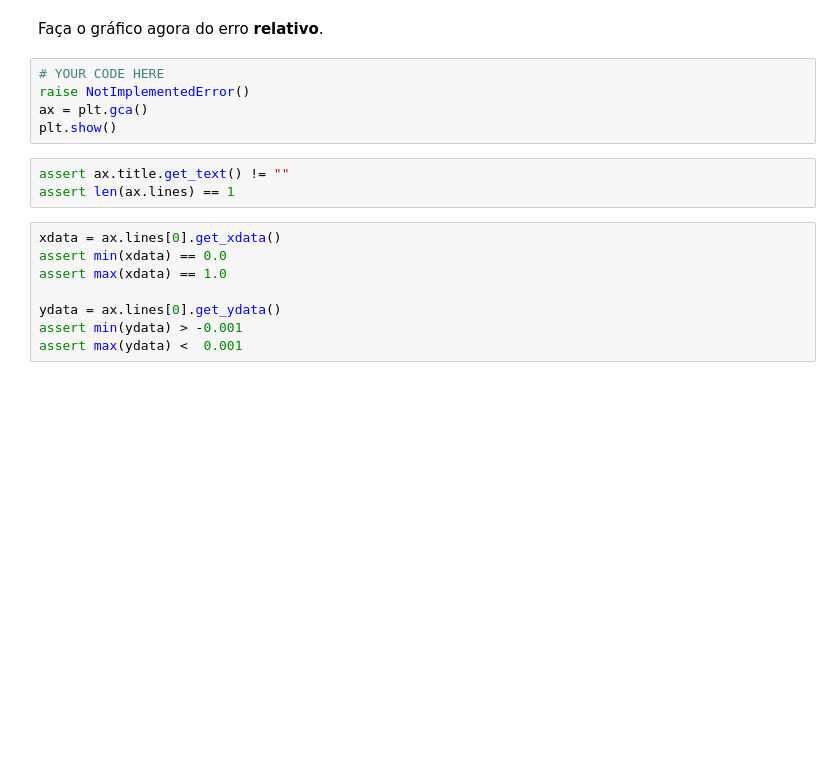
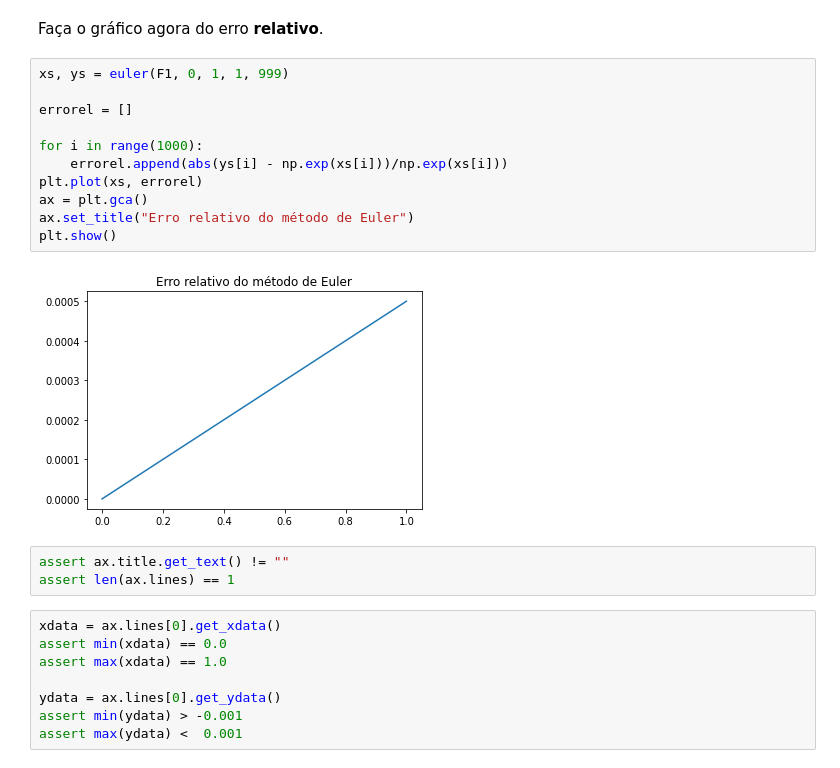
Before and after one commit to d-nct/cc1-projeto2, a Jupyter notebook: Projeto2.ipynb, the cells around one changed output. Saved outputs shown, nothing was run; the diff lists cells and outputs as text; blank space fills up the shorter version.

```diff
--- a/Projeto2.ipynb
+++ b/Projeto2.ipynb
@@ -79,10 +101,18 @@ raise NotImplementedError()
 # %% [markdown]
 Faça o gráfico agora do erro **relativo**.
-# %%
-# YOUR CODE HERE
-raise NotImplementedError()
-ax = plt.gca()
-plt.show()
+# %%
+xs, ys = euler(F1, 0, 1, 1, 999)
+
+errorel = []
+
+for i in range(1000):
+    errorel.append(abs(ys[i] - np.exp(xs[i]))/np.exp(xs[i]))
+plt.plot(xs, errorel)
+ax = plt.gca()
+ax.set_title("Erro relativo do método de Euler")
+plt.show()
+# %% [output]
+[figure, added]
 # %%
 assert ax.title.get_text() != ""
 assert len(ax.lines) == 1
```
Also changed, not shown: parts of 38 cells of this notebook.
